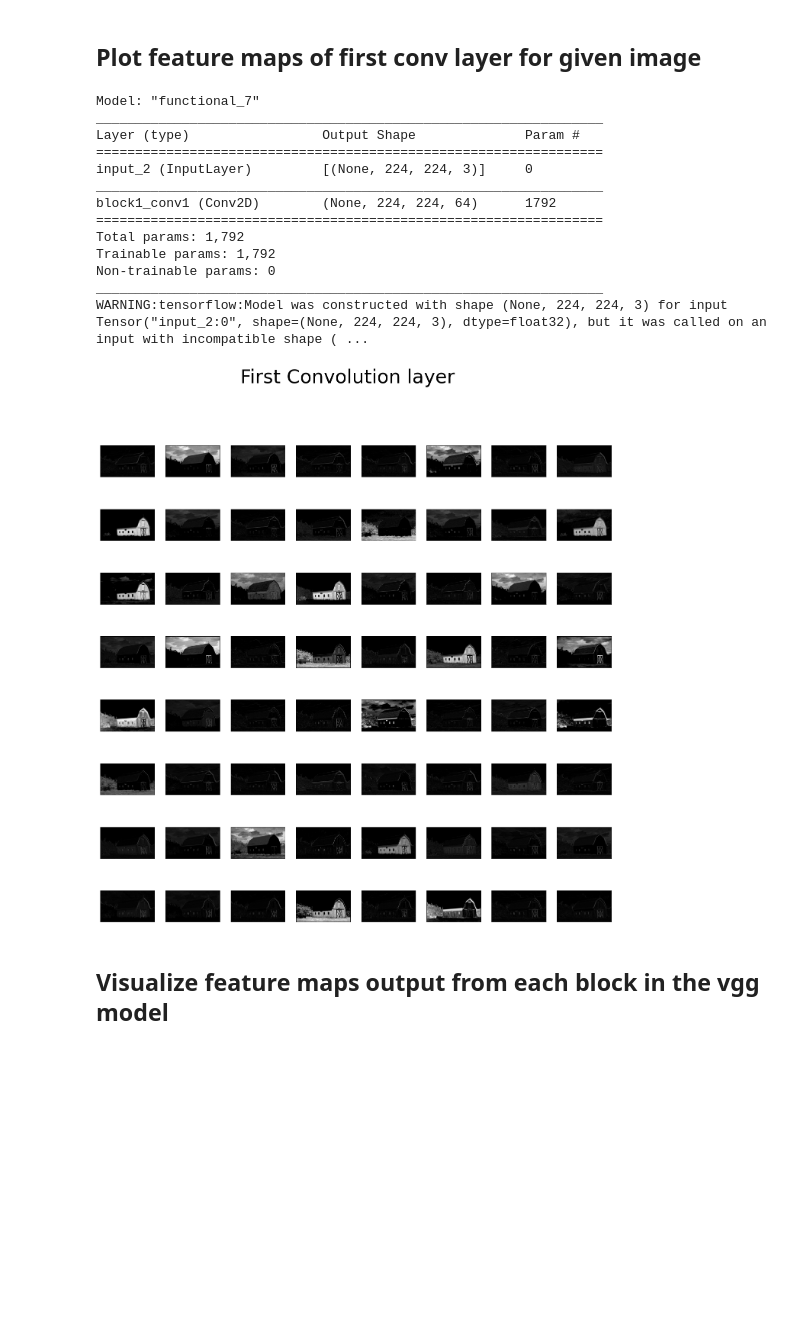
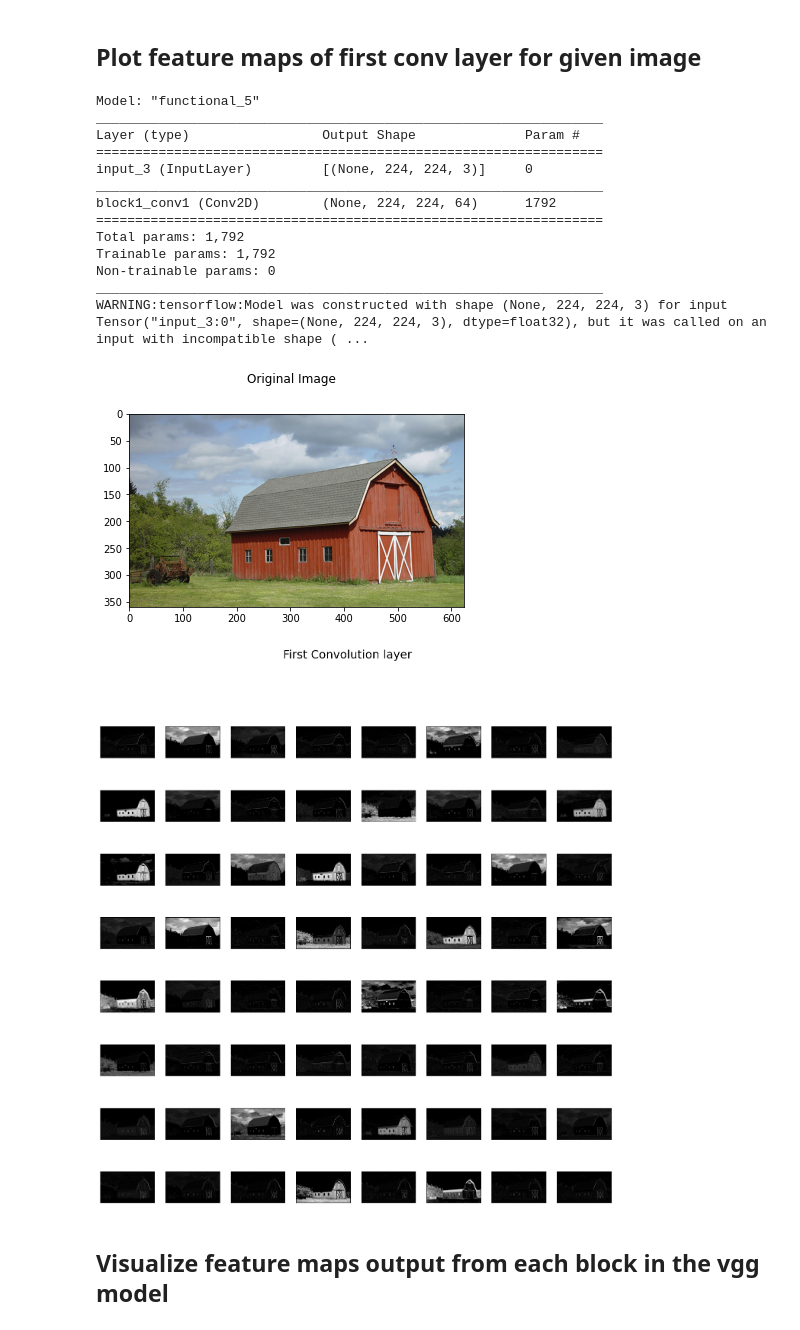
Before and after one commit to techtreasure/colab, a Jupyter notebook: Keras_Activation_Map.ipynb, the cells around one changed output. Drawn from its saved outputs; the diff is of its cells as text; code cells hidden in the pictures; blank space fills up the shorter version.

```diff
--- a/Keras_Activation_Map.ipynb
+++ b/Keras_Activation_Map.ipynb
@@ -97,6 +97,10 @@ url = 'https://s3.amazonaws.com/newhobbyfarms.com/wp-content/uploads/2009/02/181
 img = io.imread(url)
 
 
+pyplot.suptitle('Original Image')
+pyplot.imshow(img)
+
+
 #img = load_img('barn.jpg', target_size=(224, 224))
 # convert the image to an array
 img = img_to_array(img)
@@ -107,38 +111,40 @@ img = preprocess_input(img)
 # get feature map for first hidden layer
 feature_maps = model.predict(img)
 # plot all 64 maps in an 8x8 squares
 square = 8
 ix = 1
 
+
 pyplot.figure(figsize = (24,24))
-pyplot.suptitle('First Convolution layer', fontsize=50)
+pyplot.suptitle('First Convolution layer', fontsize=30)
 for _ in range(square):
   for _ in range(square):
     # specify subplot and turn of axis
     ax = pyplot.subplot(square, square, ix)
     #pyplot.figure(figsize = (20,2))
     ax.set_xticks([])
     ax.set_yticks([])
     # plot filter channel in grayscale
     pyplot.imshow(feature_maps[0, :, :, ix-1], cmap='gray')
     ix += 1
 # show the figure
 pyplot.show()
 # %% [output]
-Model: "functional_7"
+Model: "functional_5"
 _________________________________________________________________
 Layer (type)                 Output Shape              Param #
 =================================================================
-input_2 (InputLayer)         [(None, 224, 224, 3)]     0
+input_3 (InputLayer)         [(None, 224, 224, 3)]     0
 _________________________________________________________________
 block1_conv1 (Conv2D)        (None, 224, 224, 64)      1792
 =================================================================
 Total params: 1,792
 Trainable params: 1,792
 Non-trainable params: 0
 _________________________________________________________________
-WARNING:tensorflow:Model was constructed with shape (None, 224, 224, 3) for input Tensor("input_2:0", shape=(None, 224, 224, 3), dtype=float32), but it was called on an input with incompatible shape ( ...
+WARNING:tensorflow:Model was constructed with shape (None, 224, 224, 3) for input Tensor("input_3:0", shape=(None, 224, 224, 3), dtype=float32), but it was called on an input with incompatible shape ( ...
-[figure, old version]
+[figure, new version]
+[figure, added]
 # %% [markdown]
 ## Visualize feature maps output from each block in the vgg model
 # %%
```
